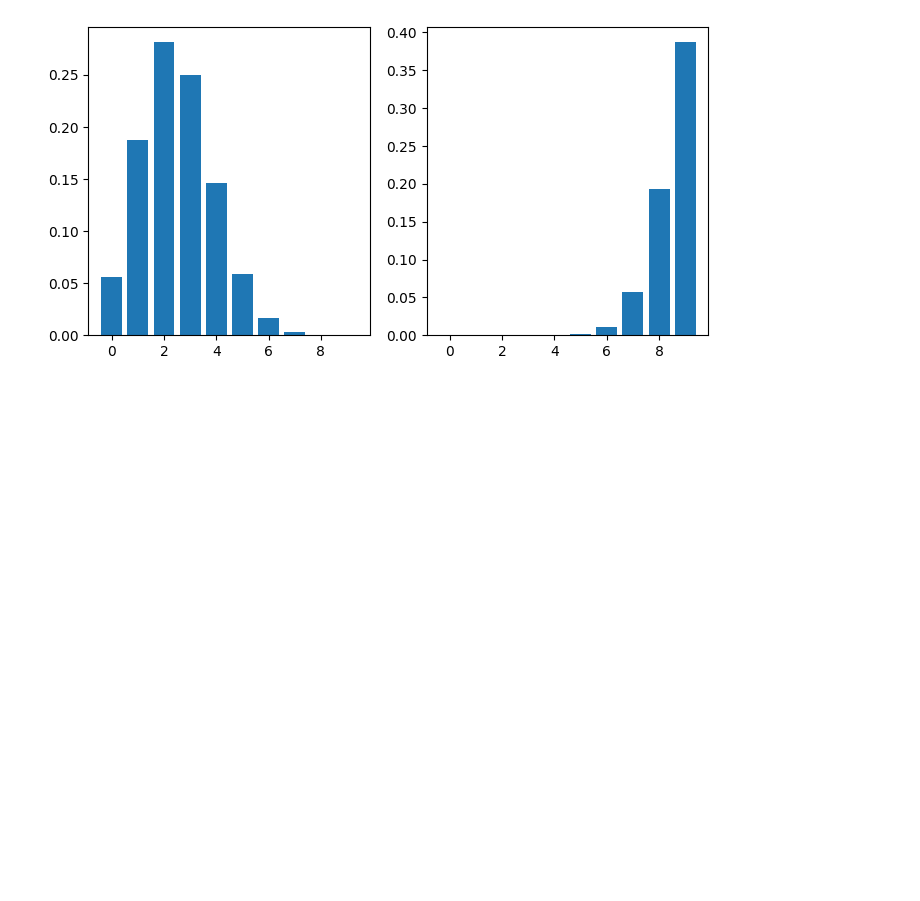
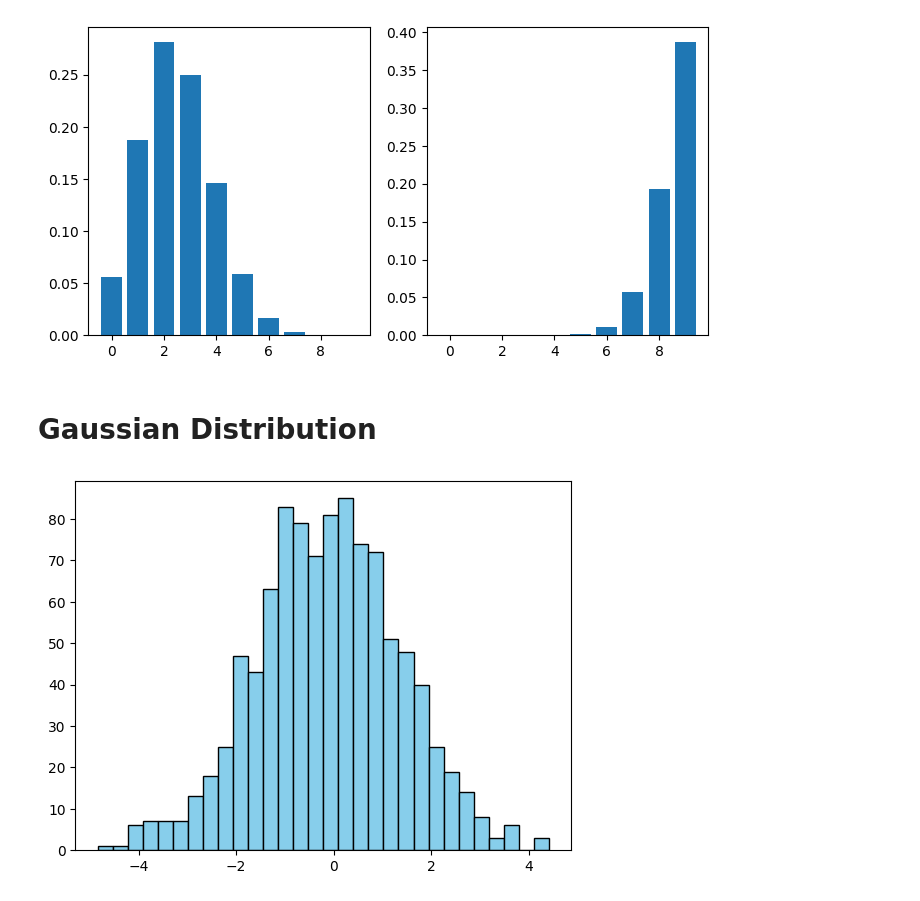
Before and after one commit to EdgardoLuisJimenez/learning-pytorch, a Jupyter notebook: 002_distribution.ipynb, the cells around one changed output. Cells and saved outputs as stored; diff of their text form; code cells hidden in the pictures; blank space fills up the shorter version.

```diff
--- a/002_distribution.ipynb
+++ b/002_distribution.ipynb
@@ -22,3 +22,18 @@ ax2.bar(range(10), array_2)
 plt.show()
 # %% [output]
 [figure]
+# %% [markdown]
+# Gaussian Distribution
+# %%
+import numpy as np
+import matplotlib.pyplot as plt
+
+rng = np.random.default_rng(12562)
+mu, sigma = 0, np.sqrt(2.25) # Mean and standard deviation
+s = rng.normal(mu, sigma, 1000)
+
+fig, ax = plt.subplots()
+ax.hist(s, bins=30, color='skyblue', edgecolor='black')
+plt.show()
+# %% [output]
+[figure, added]
```
Also changed, not shown: 7 other files.
